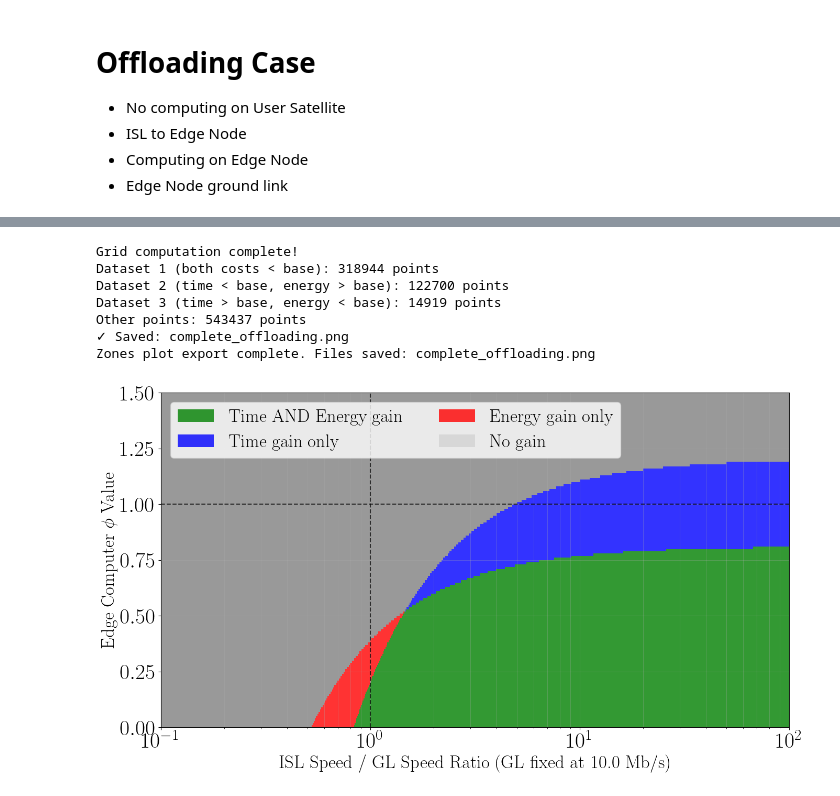
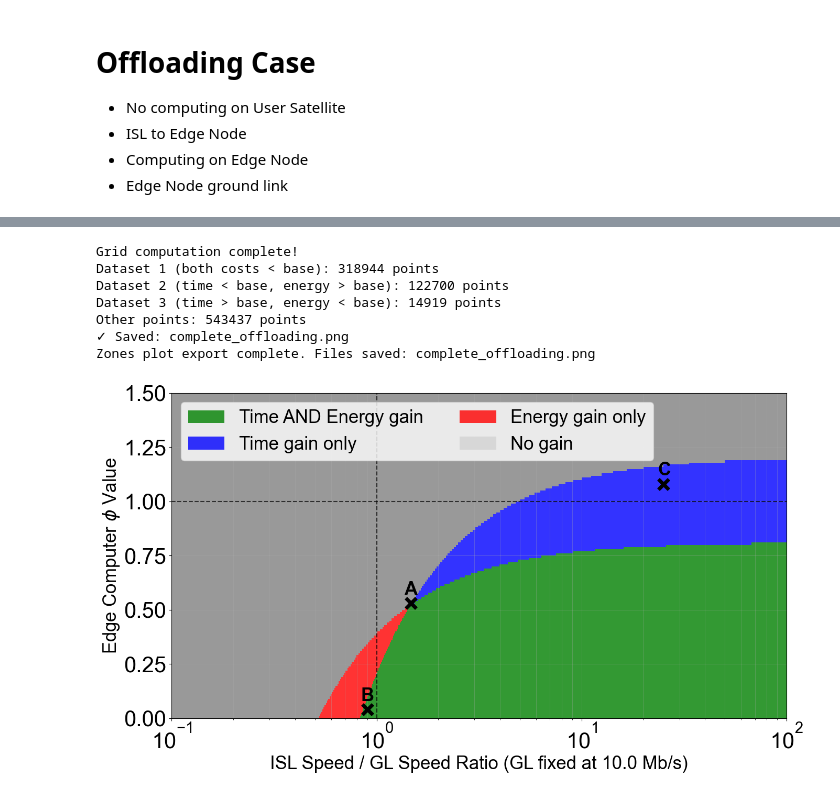
Before and after one commit to DChenet/sec_cost_simulator2, a Jupyter notebook: notebooks/figures/phi_variation/complete_offloading.ipynb, the cells around one changed output, grey strips where cells are left out. Cells and saved outputs as stored; diff of their text form; code cells hidden in the pictures.

```diff
--- a/notebooks/figures/phi_variation/complete_offloading.ipynb
+++ b/notebooks/figures/phi_variation/complete_offloading.ipynb
@@ -8,9 +8,9 @@ from datetime import datetime
 
 # Configure matplotlib for LaTeX rendering
 plt.rcParams.update({
-    'text.usetex': True,
-    'font.family': 'serif',
-    'font.serif': ['Computer Modern Roman'],
+    'text.usetex': False,  # Disable LaTeX to use system fonts
+    'font.family': 'sans-serif',
+    'font.sans-serif': ['Arial'],  # Impact first, fallbacks
     'font.size': 20,
     'axes.labelsize': 25,
     'axes.titlesize': 25,
@@ -304,6 +304,18 @@ ax.legend(handles=legend_elements, fontsize=25, loc='upper left', ncol=2)
 ax.axvline(x=1, color='black', linestyle='--', linewidth=1.5, alpha=0.7)
 ax.axhline(y=1, color='black', linestyle='--', linewidth=1.5, alpha=0.7)
 
+plt.plot(1.47, 0.53, 'kx', markersize=15, markeredgewidth=5)
+plt.annotate('A', xy=(1.47, 0.53), xytext=(1.37, 0.57),
+             fontsize=25, fontweight='bold', color='black', fontfamily='Arial')
+
+plt.plot(0.9, 0.04, 'kx', markersize=15, markeredgewidth=5)
+plt.annotate('B', xy=(0.9, 0.04), xytext=(0.84, 0.08),
+             fontsize=25, fontweight='bold', color='black', fontfamily='Arial')
+
+plt.plot(25, 1.08, 'kx', markersize=15, markeredgewidth=5)
+plt.annotate('C', xy=(25, 1.08), xytext=(23.5, 1.12),
+             fontsize=25, fontweight='bold', color='black', fontfamily='Arial')
+
 # Add grid for better readability
 ax.grid(True, alpha=0.3, which='both')
 
@@ -334,31 +346,31 @@ def safe_save_figure(fig, base_name, formats=['png', 'pgf']):
                 # Try with timestamp
                 if fmt == 'png':
                     fig.savefig(backup_filename, dpi=300, bbox_inches='tight', format=fmt)
                 elif fmt == 'pgf':
                     fig.savefig(backup_filename, bbox_inches='tight', format=fmt)
                 else:
                     fig.savefig(backup_filename, bbox_inches='tight', format=fmt)
                 saved_files.append(backup_filename)
                 print(f"⚠ File was locked, saved as: {backup_filename}")
             except Exception as e:
                 print(f"✗ Failed to save {fmt} format: {str(e)}")
         except Exception as e:
             print(f"✗ Failed to save {filename}: {str(e)}")
 
     return saved_files
 
 
 # Save the zones plot
 saved_files = safe_save_figure(plt.gcf(), 'complete_offloading', formats=['png'])
 print(f"Zones plot export complete. Files saved: {', '.join(saved_files)}")
 
 plt.show()
 # %% [output]
 Grid computation complete!
 Dataset 1 (both costs < base): 318944 points
 Dataset 2 (time < base, energy > base): 122700 points
 Dataset 3 (time > base, energy < base): 14919 points
 Other points: 543437 points
 ✓ Saved: complete_offloading.png
 Zones plot export complete. Files saved: complete_offloading.png
-[figure, old version]
+[figure, new version]
```
Also changed, not shown: 5 other files.
